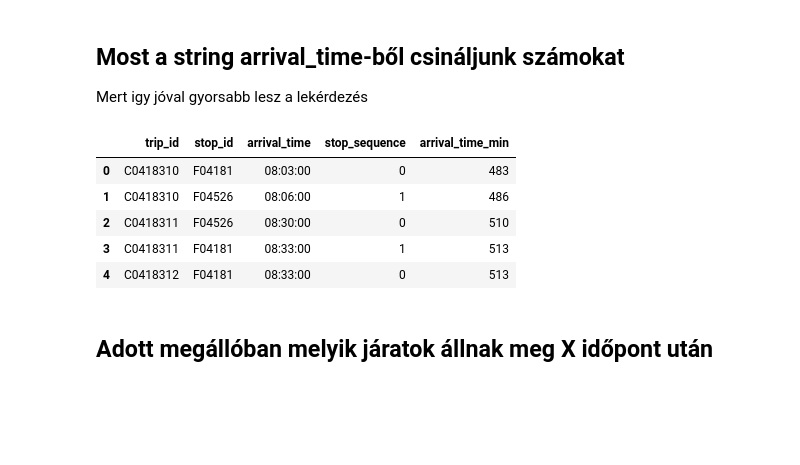
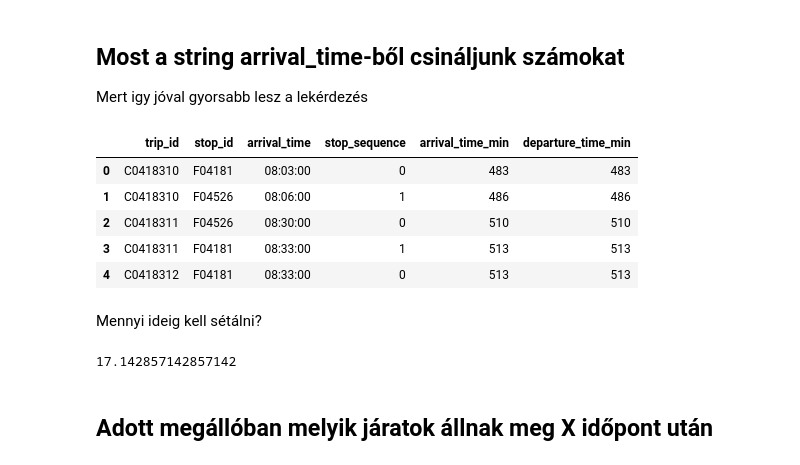
Before and after one commit to apulai/budapest_gtfs, a Jupyter notebook: bp_gtfs_v2.ipynb, the cells around one changed output. Saved outputs shown, nothing was run; the diff lists cells and outputs as text; code cells hidden in the pictures; blank space fills up the shorter version.

```diff
--- a/bp_gtfs_v2.ipynb
+++ b/bp_gtfs_v2.ipynb
@@ -37,16 +38,20 @@ df_stop_times.head(5)
 ## Most a string arrival_time-ből csináljunk számokat
 Mert igy jóval gyorsabb lesz a lekérdezés
 # %%
-def arrival_time_to_min(astr):
+def str_time_to_min(astr):
     [h,m,s]=astr.split(':')
     return int(h)*60+int(m)
 # %%
-df_stop_times["arrival_time_min"]=df_stop_times["arrival_time"].apply(arrival_time_to_min)
-df_stop_times[["trip_id","stop_id","arrival_time","stop_sequence","arrival_time_min"]].head(5)
+df_stop_times["arrival_time_min"]=df_stop_times["arrival_time"].apply(str_time_to_min)
+df_stop_times["departure_time_min"]=df_stop_times["departure_time"].apply(str_time_to_min)
+
+df_stop_times[["trip_id","stop_id","arrival_time","stop_sequence","arrival_time_min","departure_time_min"]].head(5)
 # %% [output]
-|  | trip_id | stop_id | arrival_time | stop_sequence | arrival_time_min |
-| 0 | C0418310 | F04181 | 08:03:00 | 0 | 483 |
-| 1 | C0418310 | F04526 | 08:06:00 | 1 | 486 |
-| 2 | C0418311 | F04526 | 08:30:00 | 0 | 510 |
-| 3 | C0418311 | F04181 | 08:33:00 | 1 | 513 |
-| 4 | C0418312 | F04181 | 08:33:00 | 0 | 513 |
+|  | trip_id | stop_id | arrival_time | stop_sequence | arrival_time_min | departure_time_min |
+| 0 | C0418310 | F04181 | 08:03:00 | 0 | 483 | 483 |
+| 1 | C0418310 | F04526 | 08:06:00 | 1 | 486 | 486 |
+| 2 | C0418311 | F04526 | 08:30:00 | 0 | 510 | 510 |
+| 3 | C0418311 | F04181 | 08:33:00 | 1 | 513 | 513 |
+| 4 | C0418312 | F04181 | 08:33:00 | 0 | 513 | 513 |
+# %% [markdown]
+Mennyi ideig kell sétálni?
@@ -53,3 +63,7 @@ df_stop_times[["trip_id","stop_id","arrival_time","stop_sequence","arrival_time_
+# %%
+getminutestowalk(1000)
+# %% [output]
+17.142857142857142
 # %% [markdown]
 ## Adott megállóban melyik járatok állnak meg X időpont után
 # %% [markdown]
```
Also changed, not shown: parts of 25 cells of this notebook, 4 other files.
